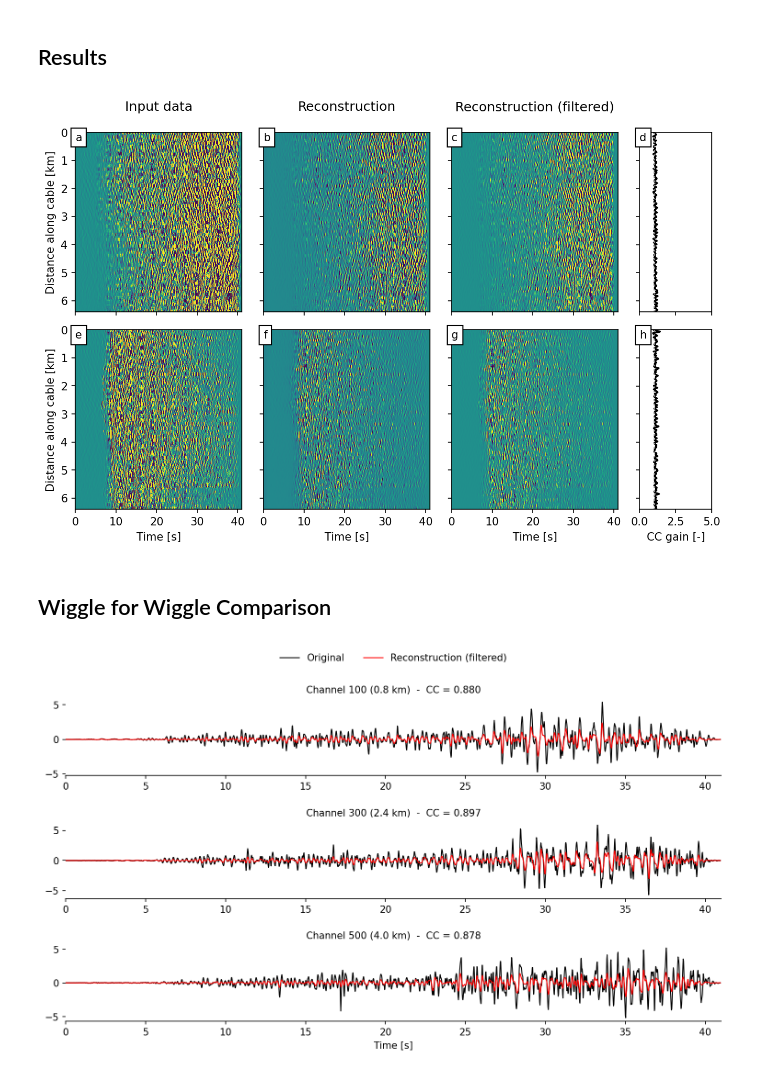
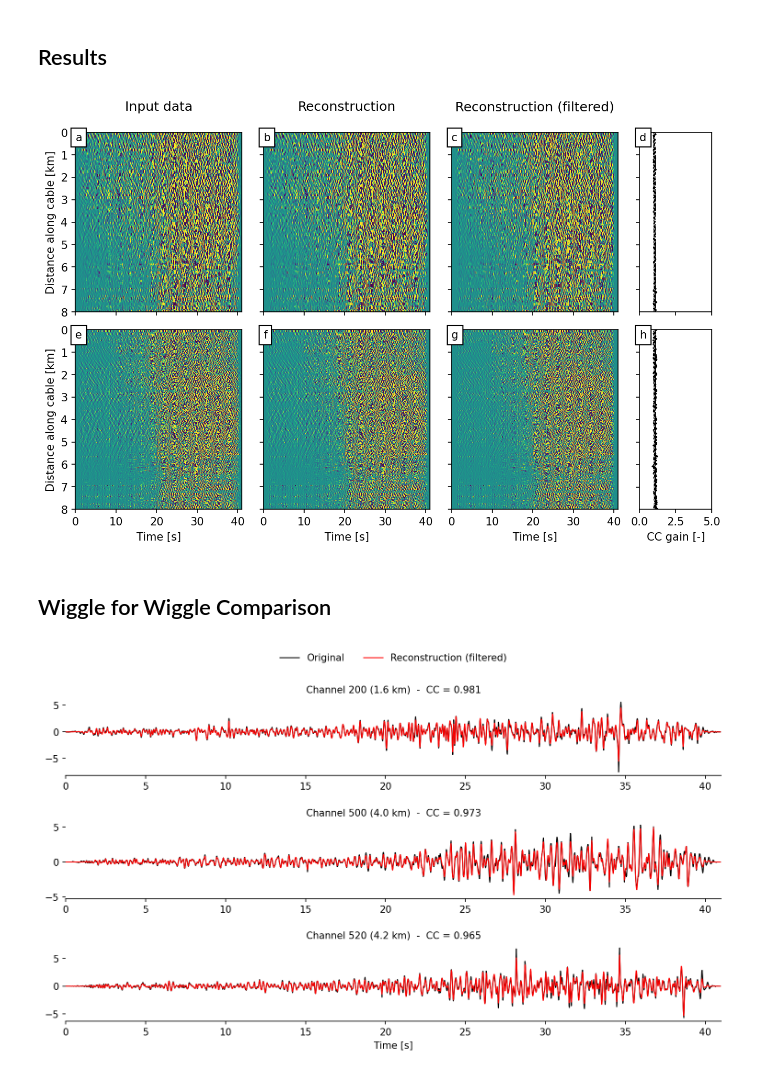
Before and after one commit to maniatisni/iDAS-self-supervised-denoising, a Jupyter notebook: testing-DAS-santorini.ipynb, the cells around one changed output. Saved outputs shown, nothing was run; the diff lists cells and outputs as text; code cells hidden in the pictures.

```diff
--- a/testing-DAS-santorini.ipynb
+++ b/testing-DAS-santorini.ipynb
@@ -15,10 +15,10 @@ hidden_layers = 4
 ## Load Trained Model
 # %%
 criterion = nn.MSELoss()
-model_name = "DAS-1"
+model_name = "DAS-2-v2"
 model = DenoisingUNet(input_bands=1, output_classes=1, hidden_channels=hidden_layers)
-# state = torch.load(f'../data/runs/synthetic-run/DAS-SANTORINI-runs/{model_name}.pth')
-state = torch.load(f'../data/runs/synthetic-run/DAS-SANTORINI-runs/checkpoints/checkpoint-6.pth')
+state = torch.load(f'../data/runs/synthetic-run/DAS-santorini-2048-v2-runs/{model_name}.pth')
+# state = torch.load(f'../data/runs/synthetic-run/DAS-HCMR-Nestor-runs/{model_name}.pth')
 model.load_state_dict(state['model_state_dict'])
 model.eval();
 # %%
@@ -76,13 +76,14 @@ def j_reconstruct(model, data, N_sub=11):
 # %% [markdown]
 ## Load Data:
 # %%
-val_path = "../data/santorini-DAS/train"
+val_path = "../data/santorini-DAS-2048-v2/"
 val_files = glob(os.path.join(val_path, '*.npy'))
+val_files = [val_files[i] for i in [3,13,16]]
 # %% [markdown]
 ## Results
 # %%
-event_high = 13
-event_low = 1
+event_high = 1
+event_low = 2
 high = np.load(val_files[event_high])
 low = np.load(val_files[event_low])
 Nch, Nt = high.shape
@@ -183,39 +184,39 @@ ax.imshow(reco_low, **imshow_params)
 ax.set_xlabel("Time [s]")
 ax.yaxis.set_ticklabels([])
 
 """ Panel g """
 ax = fig.add_subplot(gs[1, 4:6])
 axes.append(ax)
 ax.imshow(reco_low_filtered, **imshow_params)
 ax.set_xlabel("Time [s]")
 ax.yaxis.set_ticklabels([])
 
 """ Panel h """
 ax = fig.add_subplot(gs[1, -1])
 axes.append(ax)
 ax.plot(cc_low, dist, c="k")
 ax.axvline(1, ls=":", c="gray")
 ax.set_xlim((0, 5))
 ax.set_ylim((dist.max(), dist.min()))
 ax.yaxis.set_ticklabels([])
 ax.set_xlabel("CC gain [-]")
 
 # Add panel letters
 for i, ax in enumerate(axes):
     ax.text(x=0.0, y=1.0, transform=ax.transAxes, s=letters[i], **letter_params)
 
 # Adjust panel positions
 plt.subplots_adjust(top=0.9, bottom=0.1, left=0.07, right=0.97, hspace=0.1, wspace=0.3)
 
 # plt.savefig("figures/HCMR_data.pdf")
 plt.show()
 # %% [output]
-[figure, old version]
+[figure, new version]
 # %% [markdown]
 ## Wiggle for Wiggle Comparison
 # %%
 # Selection of channels
-selection = (100, 300, 500)
+selection = (200, 500, 520)
 # Define time window
 tmin = 0
 tcor = 25
@@ -257,4 +258,4 @@ axes[0].legend(ncol=2, loc="upper center", bbox_to_anchor=(0.5, 1.7), frameon=Fa
 plt.subplots_adjust(top=0.87, bottom=0.09, left=0.02, right=0.97, hspace=0.6)
 plt.show()
 # %% [output]
-[figure, old version]
+[figure, new version]
```
Also changed, not shown: 1 other file.
